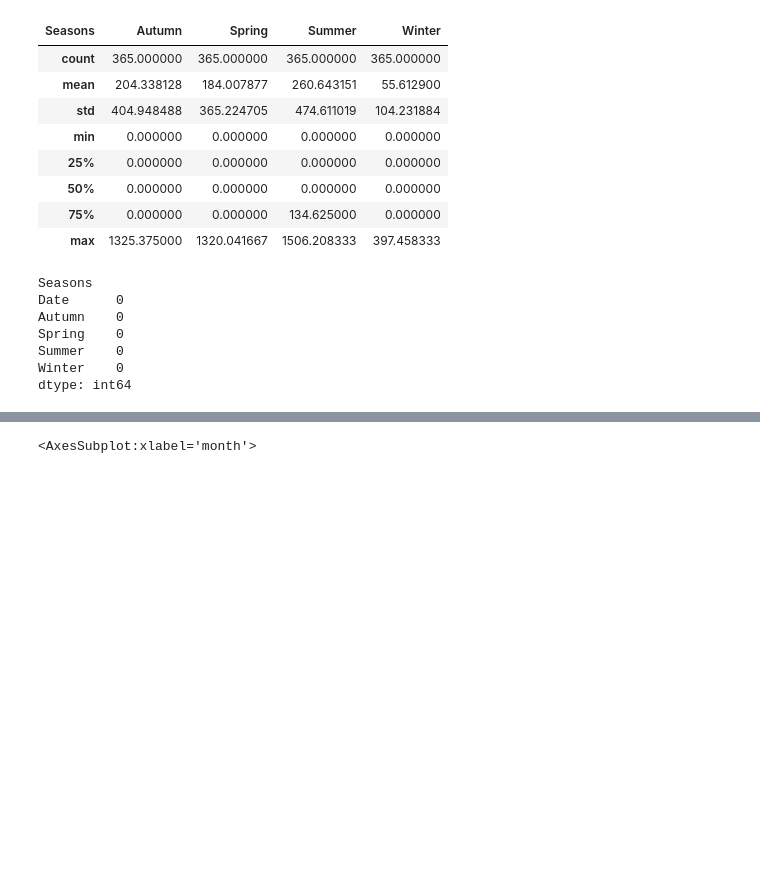
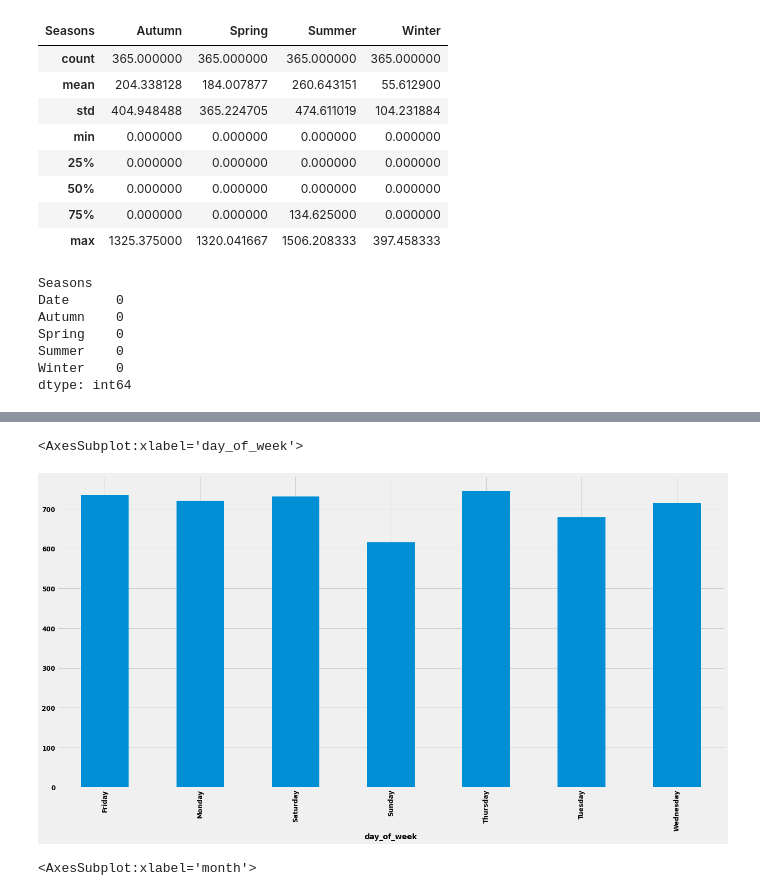
Before and after one commit to leandrofusco/SeoulBikeData, a Jupyter notebook: Untitled.ipynb, the cells around one changed output, grey strips where cells are left out. Saved outputs shown, nothing was run; the diff lists cells and outputs as text; code cells hidden in the pictures; blank space fills up the shorter version.

```diff
--- a/Untitled.ipynb
+++ b/Untitled.ipynb
@@ -222,6 +222,11 @@ df.head()
 | 2 | 2017-01-12 | 173 | 2 | -6.0 | 39 | 1.0 | 2000 | ... |
 | 3 | 2017-01-12 | 107 | 3 | -6.2 | 40 | 0.9 | 2000 | ... |
 | 4 | 2017-01-12 | 78 | 4 | -6.0 | 36 | 2.3 | 2000 | ... |
+# %%
+df.groupby('day_of_week')['Rented_Bike_Count'].mean().plot(kind='bar')
+# %% [output]
+<AxesSubplot:xlabel='day_of_week'>
+[figure, added]
 # %%
 df.groupby('month')['Rented_Bike_Count'].mean().plot(kind='bar')
 # %% [output]
```
